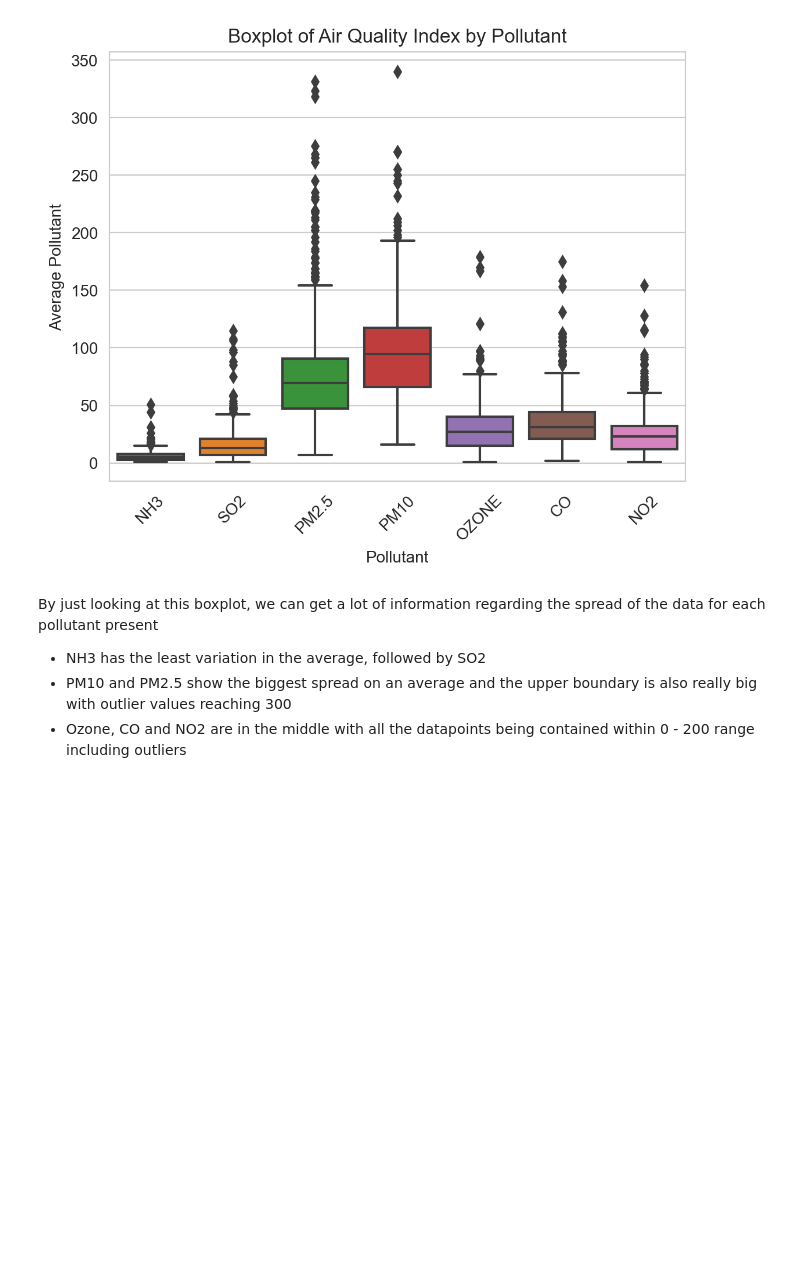
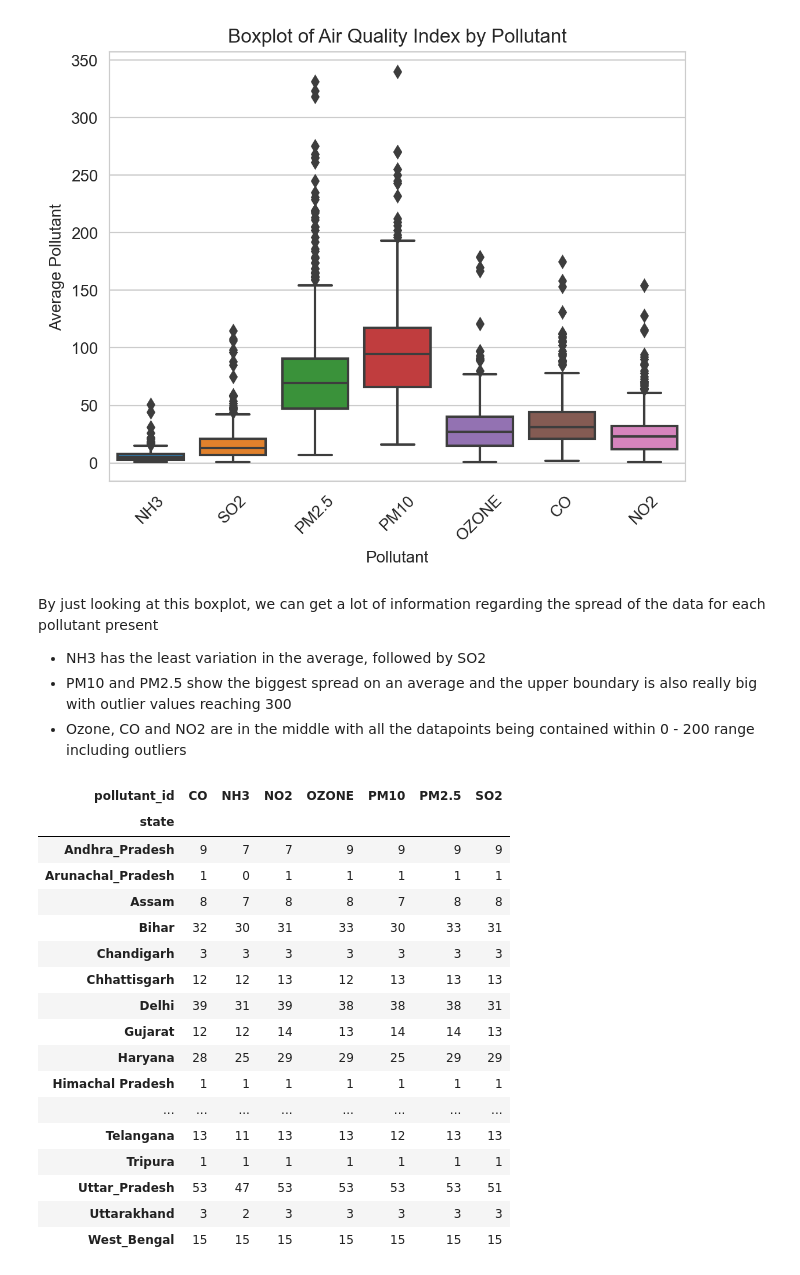
Before and after one commit to Asifdotexe/Air-Quality-Analysis-AQA, a Jupyter notebook: code/issue-5-IAQAPS-exploratory-data-analysis.ipynb, the cells around one changed output. Drawn from its saved outputs; the diff is of its cells as text; code cells hidden in the pictures; blank space fills up the shorter version.

```diff
--- a/code/issue-5-IAQAPS-exploratory-data-analysis.ipynb
+++ b/code/issue-5-IAQAPS-exploratory-data-analysis.ipynb
@@ -109,3 +109,24 @@ By just looking at this boxplot, we can get a lot of information regarding the s
 - NH3 has the least variation in the average, followed by SO2
 - PM10 and PM2.5 show the biggest spread on an average and the upper boundary is also really big with outlier values reaching 300
 - Ozone, CO and NO2 are in the middle with all the datapoints being contained within 0 - 200 range including outliers
+# %%
+state_pollution
+# %% [output]
+| pollutant_id | CO | NH3 | NO2 | OZONE | PM10 | PM2.5 | SO2 |
+| state |  |  |  |  |  |  |  |
+| Andhra_Pradesh | 9 | 7 | 7 | 9 | 9 | 9 | 9 |
+| Arunachal_Pradesh | 1 | 0 | 1 | 1 | 1 | 1 | 1 |
+| Assam | 8 | 7 | 8 | 8 | 7 | 8 | 8 |
+| Bihar | 32 | 30 | 31 | 33 | 30 | 33 | 31 |
+| Chandigarh | 3 | 3 | 3 | 3 | 3 | 3 | 3 |
+| Chhattisgarh | 12 | 12 | 13 | 12 | 13 | 13 | 13 |
+| Delhi | 39 | 31 | 39 | 38 | 38 | 38 | 31 |
+| Gujarat | 12 | 12 | 14 | 13 | 14 | 14 | 13 |
+| Haryana | 28 | 25 | 29 | 29 | 25 | 29 | 29 |
+| Himachal Pradesh | 1 | 1 | 1 | 1 | 1 | 1 | 1 |
+| ... | ... | ... | ... | ... | ... | ... | ... |
+| Telangana | 13 | 11 | 13 | 13 | 12 | 13 | 13 |
+| Tripura | 1 | 1 | 1 | 1 | 1 | 1 | 1 |
+| Uttar_Pradesh | 53 | 47 | 53 | 53 | 53 | 53 | 51 |
+| Uttarakhand | 3 | 2 | 3 | 3 | 3 | 3 | 3 |
+| West_Bengal | 15 | 15 | 15 | 15 | 15 | 15 | 15 |
```
Also changed, not shown: parts of 5 cells of this notebook.
